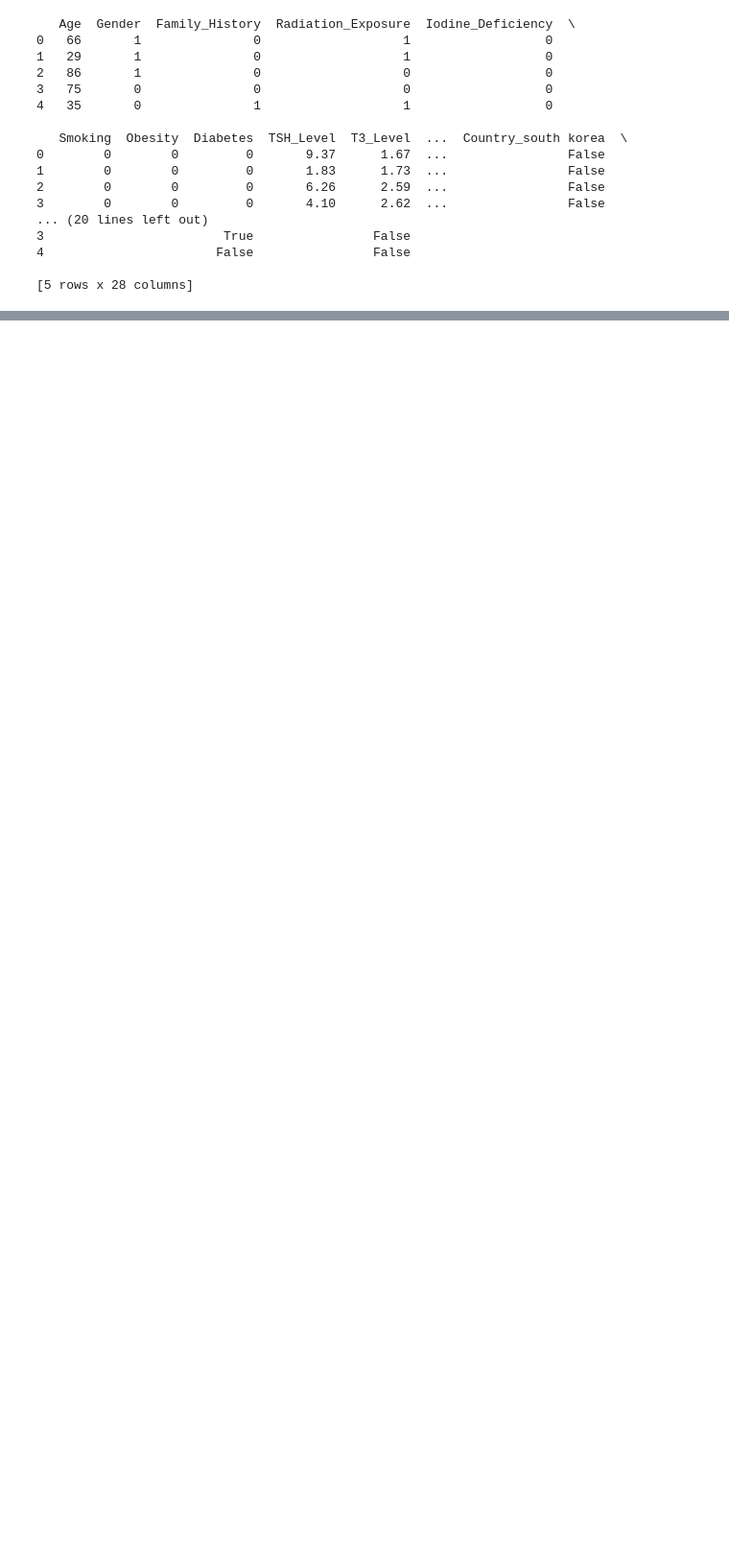
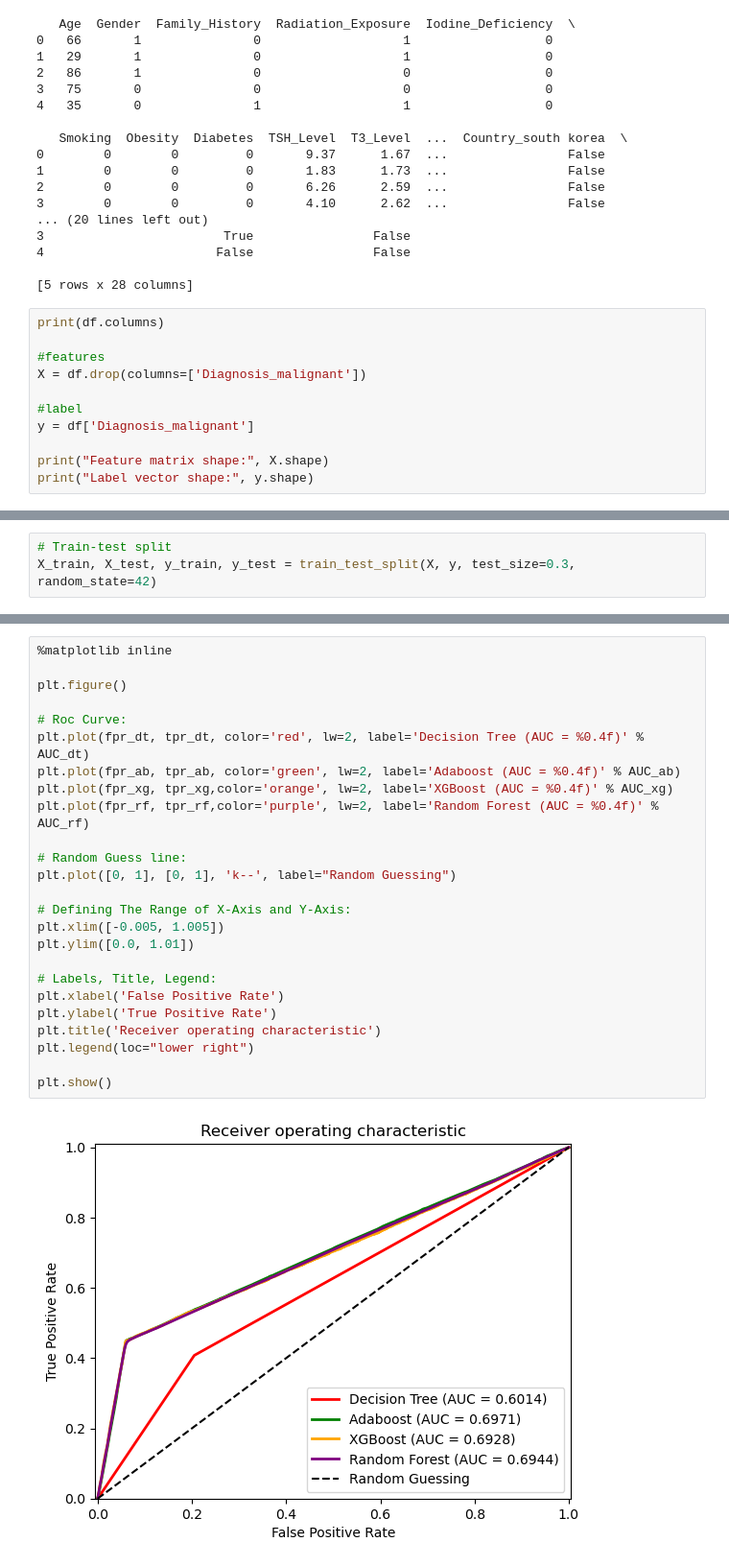
Before and after one commit to Jdhwang98/thyroid-cancer-prediction, a Jupyter notebook: thyroid_cancer_risk.ipynb, the cells around one changed output, grey strips where cells are left out. Shown: that part at 96% size. Saved outputs shown, nothing was run; the diff lists cells and outputs as text; blank space fills up the shorter version.

Commit message:
Random Forest, Decision Tree, Adaboost, XGBoost ROC performance

```diff
--- a/thyroid_cancer_risk.ipynb
+++ b/thyroid_cancer_risk.ipynb
@@ -93,3 +107,14 @@ print(df.head())
 4                       False                False
 
 [5 rows x 28 columns]
+# %%
+print(df.columns)
+
+#features
+X = df.drop(columns=['Diagnosis_malignant'])
+
+#label
+y = df['Diagnosis_malignant']
+
+print("Feature matrix shape:", X.shape)
+print("Label vector shape:", y.shape)
@@ -95,0 +133,3 @@ print(df.head())
+# %%
+# Train-test split
+X_train, X_test, y_train, y_test = train_test_split(X, y, test_size=0.3, random_state=42)
@@ -95,0 +263,27 @@ print(df.head())
+# %%
+%matplotlib inline
+
+plt.figure()
+
+# Roc Curve:
+plt.plot(fpr_dt, tpr_dt, color='red', lw=2, label='Decision Tree (AUC = %0.4f)' % AUC_dt)
+plt.plot(fpr_ab, tpr_ab, color='green', lw=2, label='Adaboost (AUC = %0.4f)' % AUC_ab)
+plt.plot(fpr_xg, tpr_xg,color='orange', lw=2, label='XGBoost (AUC = %0.4f)' % AUC_xg)
+plt.plot(fpr_rf, tpr_rf,color='purple', lw=2, label='Random Forest (AUC = %0.4f)' % AUC_rf)
+
+# Random Guess line:
+plt.plot([0, 1], [0, 1], 'k--', label="Random Guessing")
+
+# Defining The Range of X-Axis and Y-Axis:
+plt.xlim([-0.005, 1.005])
+plt.ylim([0.0, 1.01])
+
+# Labels, Title, Legend:
+plt.xlabel('False Positive Rate')
+plt.ylabel('True Positive Rate')
+plt.title('Receiver operating characteristic')
+plt.legend(loc="lower right")
+
+plt.show()
+# %% [output]
+[figure, added]
```
Also changed, not shown: parts of 6 cells of this notebook.
